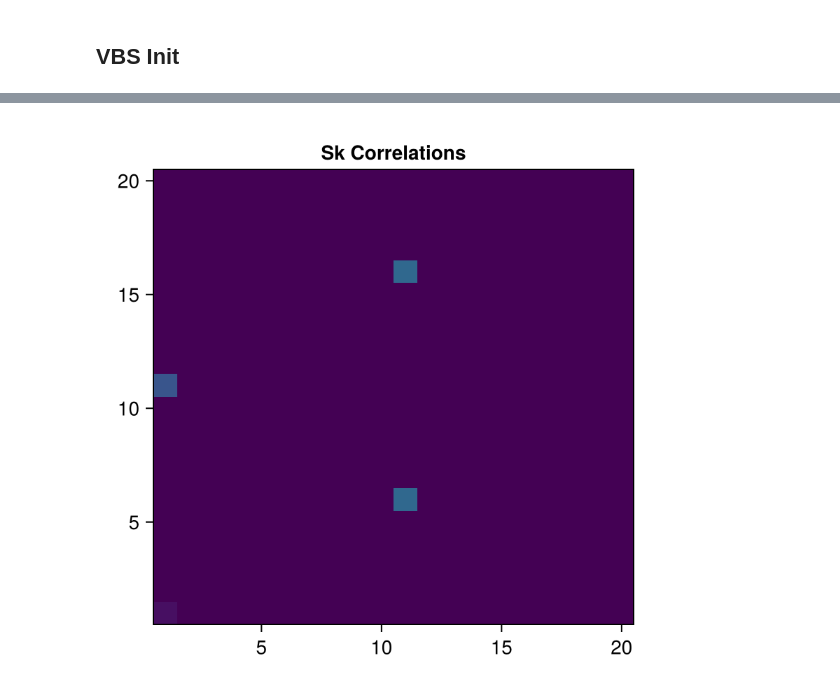
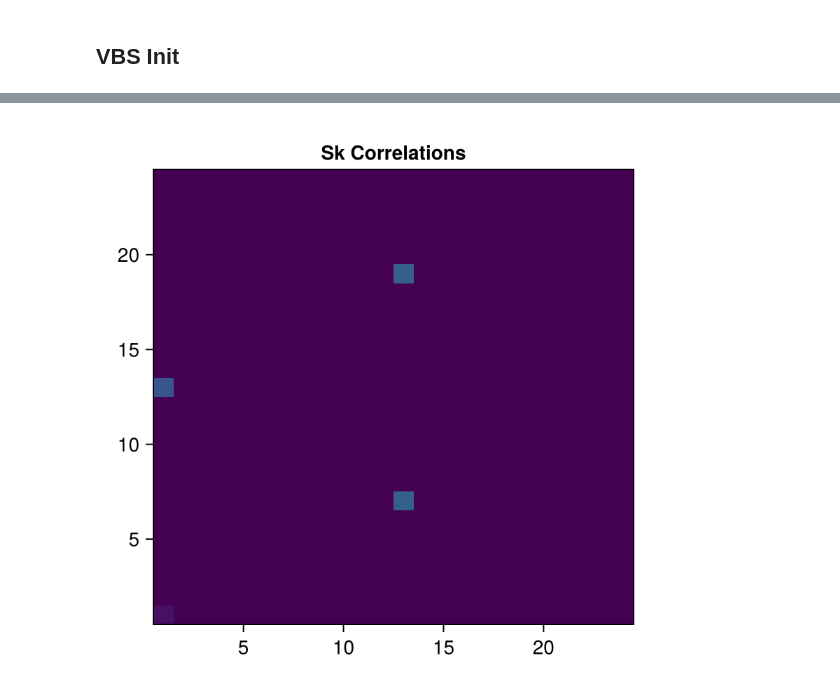
Before and after one commit to PatXue/WignerMolecule.jl, a Jupyter notebook: analysis/dimer-model.ipynb, the cells around one changed output, grey strips where cells are left out. Saved outputs shown, nothing was run; the diff lists cells and outputs as text; code cells hidden in the pictures.

```diff
--- a/analysis/dimer-model.ipynb
+++ b/analysis/dimer-model.ipynb
@@ -106,4 +106,4 @@ fig
 # %%
-generate_spinks("vbs", 1)
+generate_spinks("vbs", 3)
 # %% [output]
-[figure, old version]
+[figure, new version]
```
Also changed, not shown: parts of 2 cells of this notebook, 1 other file.
